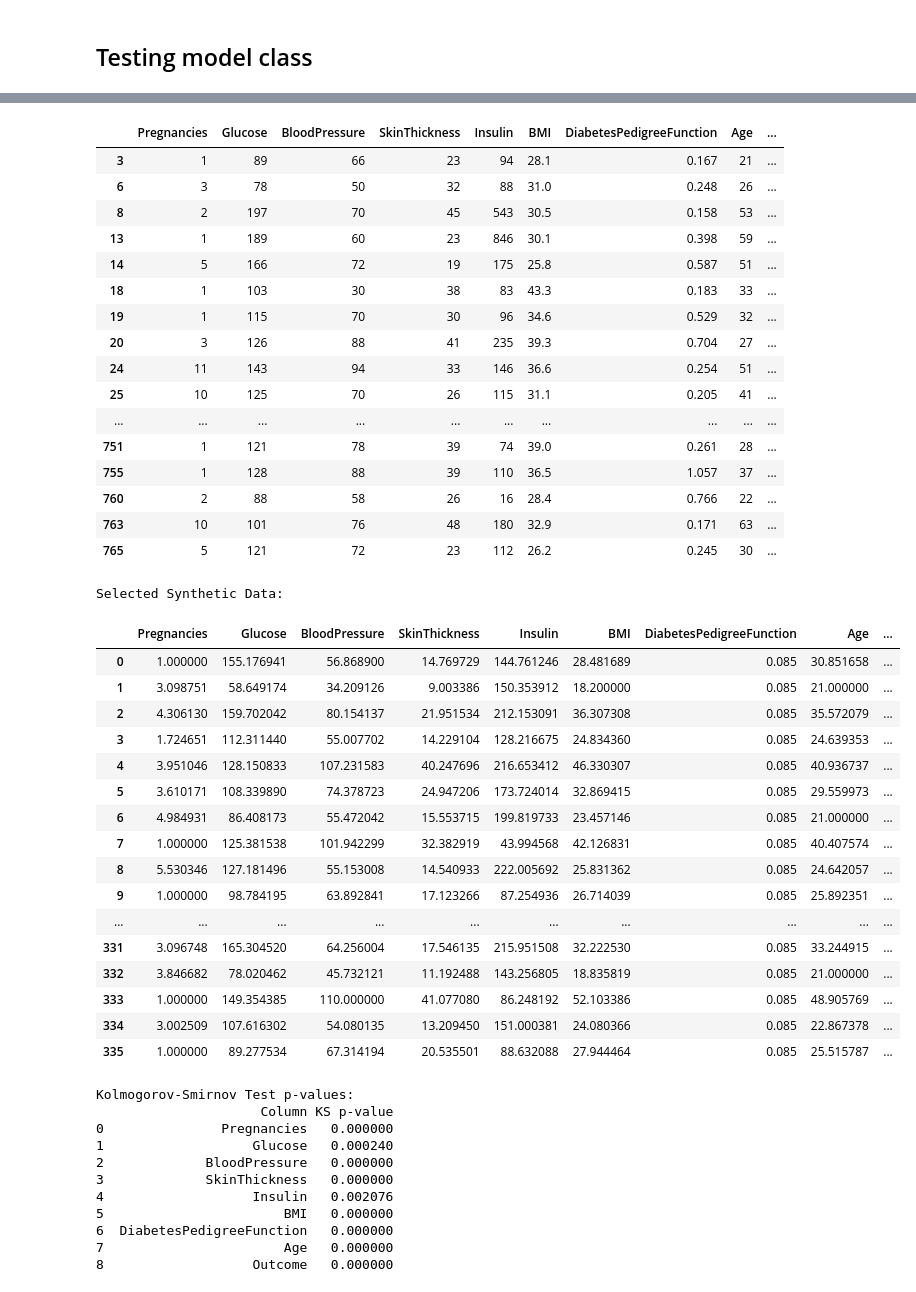
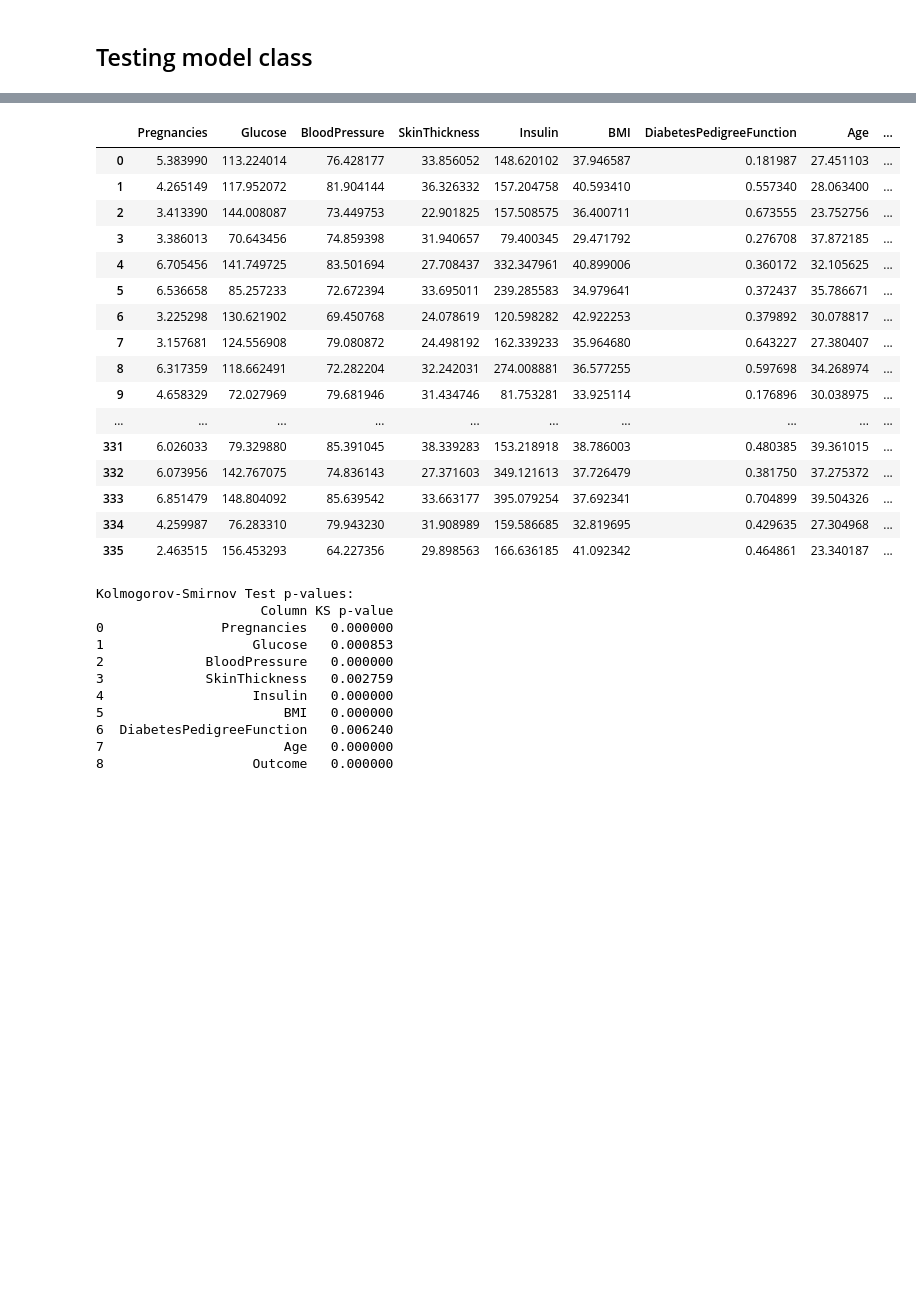
Before and after one commit to Chuchoruto/synth, a Jupyter notebook: testing.ipynb, the cells around one changed output, grey strips where cells are left out. Cells and saved outputs as stored; diff of their text form; code cells hidden in the pictures; blank space fills up the shorter version.

Commit message:
Working model as of 7/18 with 5000 epochs

```diff
--- a/testing.ipynb
+++ b/testing.ipynb
@@ -993,13 +941,16 @@ num_samples = 336
 model = Model(csv_path, num_samples)
 
 # Display the first few rows of the original dataset
-print("\nOriginal Data")
-display_scrollable_dataframe(model.original_set)
+# print("\nOriginal Data")
+# display_scrollable_dataframe(model.original_set)
 
 # Display the first few rows of the generated synthetic data
 print("\nSelected Synthetic Data:")
 display_scrollable_dataframe(model.selected_synthetic_data)
 
+#print("\nNondiscriminatory Data")
+#display_scrollable_dataframe(model.nondiscriminatory_data)
+
 # Display the KS test p-values
 print("\nKolmogorov-Smirnov Test p-values:")
 print(model.p_values_df)
@@ -1019,46 +975,28 @@ Original Data
 |  | Pregnancies | Glucose | BloodPressure | SkinThickness | Insulin | BMI | DiabetesPedigreeFunction | Age | ... |
-| 3 | 1 | 89 | 66 | 23 | 94 | 28.1 | 0.167 | 21 | ... |
-| 6 | 3 | 78 | 50 | 32 | 88 | 31.0 | 0.248 | 26 | ... |
-| 8 | 2 | 197 | 70 | 45 | 543 | 30.5 | 0.158 | 53 | ... |
-| 13 | 1 | 189 | 60 | 23 | 846 | 30.1 | 0.398 | 59 | ... |
-| 14 | 5 | 166 | 72 | 19 | 175 | 25.8 | 0.587 | 51 | ... |
-| 18 | 1 | 103 | 30 | 38 | 83 | 43.3 | 0.183 | 33 | ... |
-| 19 | 1 | 115 | 70 | 30 | 96 | 34.6 | 0.529 | 32 | ... |
-| 20 | 3 | 126 | 88 | 41 | 235 | 39.3 | 0.704 | 27 | ... |
-| 24 | 11 | 143 | 94 | 33 | 146 | 36.6 | 0.254 | 51 | ... |
-| 25 | 10 | 125 | 70 | 26 | 115 | 31.1 | 0.205 | 41 | ... |
+| 0 | 5.383990 | 113.224014 | 76.428177 | 33.856052 | 148.620102 | 37.946587 | 0.181987 | 27.451103 | ... |
+| 1 | 4.265149 | 117.952072 | 81.904144 | 36.326332 | 157.204758 | 40.593410 | 0.557340 | 28.063400 | ... |
+| 2 | 3.413390 | 144.008087 | 73.449753 | 22.901825 | 157.508575 | 36.400711 | 0.673555 | 23.752756 | ... |
+| 3 | 3.386013 | 70.643456 | 74.859398 | 31.940657 | 79.400345 | 29.471792 | 0.276708 | 37.872185 | ... |
+| 4 | 6.705456 | 141.749725 | 83.501694 | 27.708437 | 332.347961 | 40.899006 | 0.360172 | 32.105625 | ... |
+| 5 | 6.536658 | 85.257233 | 72.672394 | 33.695011 | 239.285583 | 34.979641 | 0.372437 | 35.786671 | ... |
+| 6 | 3.225298 | 130.621902 | 69.450768 | 24.078619 | 120.598282 | 42.922253 | 0.379892 | 30.078817 | ... |
+| 7 | 3.157681 | 124.556908 | 79.080872 | 24.498192 | 162.339233 | 35.964680 | 0.643227 | 27.380407 | ... |
+| 8 | 6.317359 | 118.662491 | 72.282204 | 32.242031 | 274.008881 | 36.577255 | 0.597698 | 34.268974 | ... |
+| 9 | 4.658329 | 72.027969 | 79.681946 | 31.434746 | 81.753281 | 33.925114 | 0.176896 | 30.038975 | ... |
 | ... | ... | ... | ... | ... | ... | ... | ... | ... | ... |
-| 751 | 1 | 121 | 78 | 39 | 74 | 39.0 | 0.261 | 28 | ... |
-| 755 | 1 | 128 | 88 | 39 | 110 | 36.5 | 1.057 | 37 | ... |
-| 760 | 2 | 88 | 58 | 26 | 16 | 28.4 | 0.766 | 22 | ... |
-| 763 | 10 | 101 | 76 | 48 | 180 | 32.9 | 0.171 | 63 | ... |
-| 765 | 5 | 121 | 72 | 23 | 112 | 26.2 | 0.245 | 30 | ... |
+| 331 | 6.026033 | 79.329880 | 85.391045 | 38.339283 | 153.218918 | 38.786003 | 0.480385 | 39.361015 | ... |
+| 332 | 6.073956 | 142.767075 | 74.836143 | 27.371603 | 349.121613 | 37.726479 | 0.381750 | 37.275372 | ... |
+| 333 | 6.851479 | 148.804092 | 85.639542 | 33.663177 | 395.079254 | 37.692341 | 0.704899 | 39.504326 | ... |
+| 334 | 4.259987 | 76.283310 | 79.943230 | 31.908989 | 159.586685 | 32.819695 | 0.429635 | 27.304968 | ... |
+| 335 | 2.463515 | 156.453293 | 64.227356 | 29.898563 | 166.636185 | 41.092342 | 0.464861 | 23.340187 | ... |
-Selected Synthetic Data:
+Kolmogorov-Smirnov Test p-values:
+                     Column KS p-value
+0               Pregnancies   0.000000
+1                   Glucose   0.000853
+2             BloodPressure   0.000000
+3             SkinThickness   0.002759
+4                   Insulin   0.000000
+5                       BMI   0.000000
+6  DiabetesPedigreeFunction   0.006240
+7                       Age   0.000000
+8                   Outcome   0.000000
-|  | Pregnancies | Glucose | BloodPressure | SkinThickness | Insulin | BMI | DiabetesPedigreeFunction | Age | ... |
-| 0 | 1.000000 | 155.176941 | 56.868900 | 14.769729 | 144.761246 | 28.481689 | 0.085 | 30.851658 | ... |
-| 1 | 3.098751 | 58.649174 | 34.209126 | 9.003386 | 150.353912 | 18.200000 | 0.085 | 21.000000 | ... |
-| 2 | 4.306130 | 159.702042 | 80.154137 | 21.951534 | 212.153091 | 36.307308 | 0.085 | 35.572079 | ... |
-| 3 | 1.724651 | 112.311440 | 55.007702 | 14.229104 | 128.216675 | 24.834360 | 0.085 | 24.639353 | ... |
-| 4 | 3.951046 | 128.150833 | 107.231583 | 40.247696 | 216.653412 | 46.330307 | 0.085 | 40.936737 | ... |
-| 5 | 3.610171 | 108.339890 | 74.378723 | 24.947206 | 173.724014 | 32.869415 | 0.085 | 29.559973 | ... |
-| 6 | 4.984931 | 86.408173 | 55.472042 | 15.553715 | 199.819733 | 23.457146 | 0.085 | 21.000000 | ... |
-| 7 | 1.000000 | 125.381538 | 101.942299 | 32.382919 | 43.994568 | 42.126831 | 0.085 | 40.407574 | ... |
-| 8 | 5.530346 | 127.181496 | 55.153008 | 14.540933 | 222.005692 | 25.831362 | 0.085 | 24.642057 | ... |
-| 9 | 1.000000 | 98.784195 | 63.892841 | 17.123266 | 87.254936 | 26.714039 | 0.085 | 25.892351 | ... |
-| ... | ... | ... | ... | ... | ... | ... | ... | ... | ... |
-| 331 | 3.096748 | 165.304520 | 64.256004 | 17.546135 | 215.951508 | 32.222530 | 0.085 | 33.244915 | ... |
-| 332 | 3.846682 | 78.020462 | 45.732121 | 11.192488 | 143.256805 | 18.835819 | 0.085 | 21.000000 | ... |
-| 333 | 1.000000 | 149.354385 | 110.000000 | 41.077080 | 86.248192 | 52.103386 | 0.085 | 48.905769 | ... |
-| 334 | 3.002509 | 107.616302 | 54.080135 | 13.209450 | 151.000381 | 24.080366 | 0.085 | 22.867378 | ... |
-| 335 | 1.000000 | 89.277534 | 67.314194 | 20.535501 | 88.632088 | 27.944464 | 0.085 | 25.515787 | ... |
-Kolmogorov-Smirnov Test p-values:
-                     Column KS p-value
-0               Pregnancies   0.000000
-1                   Glucose   0.000240
-2             BloodPressure   0.000000
-3             SkinThickness   0.000000
-4                   Insulin   0.002076
-5                       BMI   0.000000
-6  DiabetesPedigreeFunction   0.000000
-7                       Age   0.000000
-8                   Outcome   0.000000
```
Also changed, not shown: parts of 6 cells of this notebook, 4 other files.
